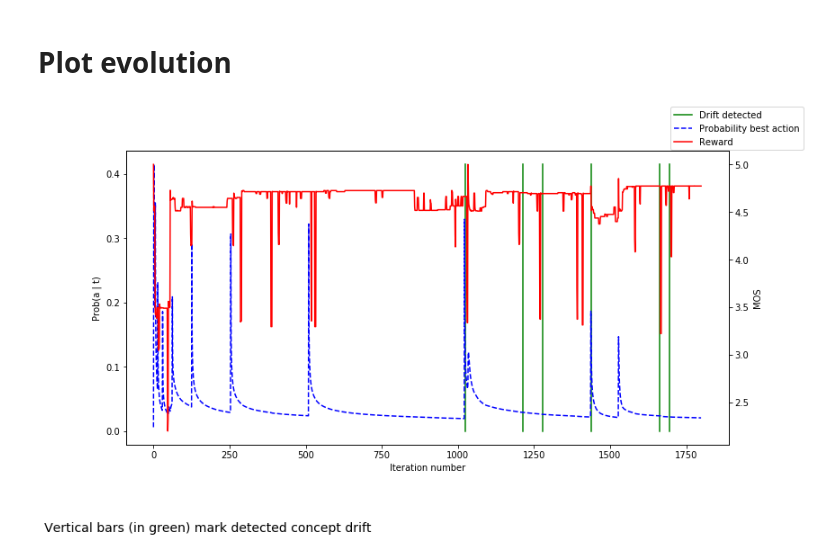
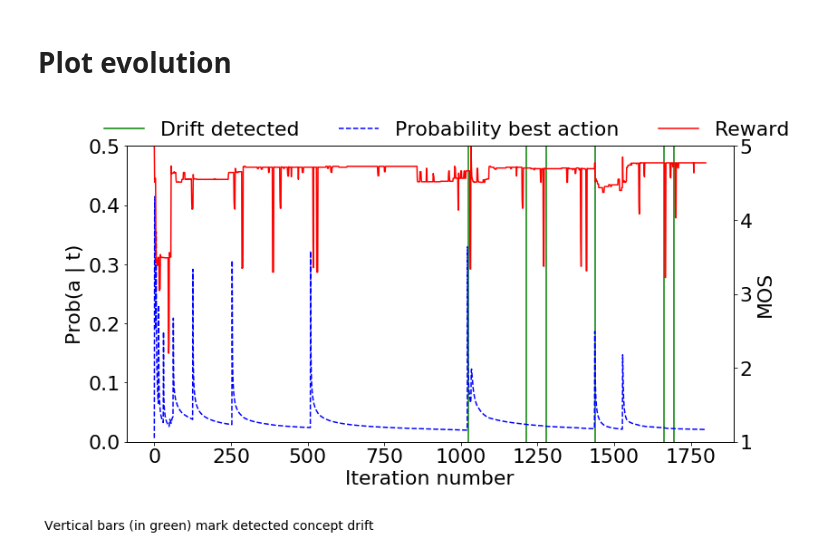
Before and after one commit to h3dema/concept-drift, a Jupyter notebook: RL/test_agent-2.ipynb, the cells around one changed output. Drawn from its saved outputs; the diff is of its cells as text; code cells hidden in the pictures.

```diff
--- a/RL/test_agent-2.ipynb
+++ b/RL/test_agent-2.ipynb
@@ -125,32 +125,40 @@ def plot_drifts(ax, drifts, _max, _min=0):
             ax.plot([x, x], [_min, _max], color='green')
 # %%
 __r = data_to_use.iloc[:n, :]['r']
+# %%
+font = {'family' : 'normal',
+        'size'   : 22}
+
+plt.rc('font', **font)
 # %%
 x = [v[0] for v in __iterations]
 p1 = [v[5] / 100.0 for v in __iterations]
 p2 = [v[7] / 100.0 for v in __iterations]
 
-max_y = max(np.max(p1), np.max(p2))
+max_y = np.ceil(max(np.max(p1), np.max(p2)) * 10) / 10
 
 fig = plt.figure()
 ax1 = plt.gca()
 
 plot_drifts(ax1, drifts_inGraph, max_y)
 # plt.plot(x, p1, ":", label='Best estimated probability', color='red')  # ":"
 plt.plot(x, p2, "--", label='Probability best action', color='blue')  # "--"
 ax1.set_ylabel("Prob(a | t)")
 ax1.set_xlabel("Iteration number")
 # ax1.set_title("Probability of action and Reward")
+ax1.set_ylim(0, max_y)
+
 
 ax2 = ax1.twinx()
 ax2.plot(x, __r, "-", label='Reward', color='red')  # ":"
 ax2.set_ylabel("MOS")
+ax2.set_ylim(1, 5)
 
 #fig.legend(loc='upper left', bbox_to_anchor=(1,1), bbox_transform=ax1.transAxes)
-fig.legend(loc=1)
+fig.legend(loc=1, ncol=3, frameon=False)
 
 _ = plt.text(0.02, -0.1, 'Vertical bars (in green) mark detected concept drift', fontsize=14, transform=plt.gcf().transFigure)
 
 plt.savefig('Detection.pdf', quality=100, dpi=600, papertype='A4')
 # %% [output]
-[figure, old version]
+[figure, new version]
```
Also changed, not shown: 1 other file.
